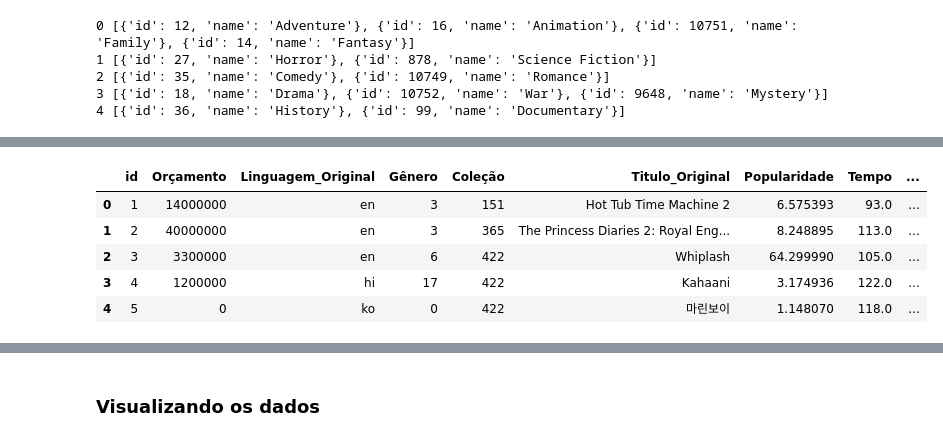
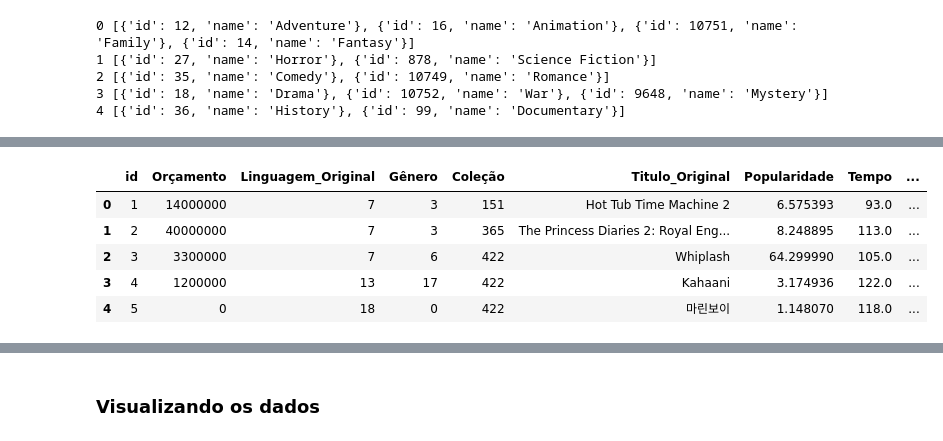
Before and after one commit to wagaojr/TrabalhoFinal-LingProg21.2, a Jupyter notebook: trabalho.ipynb, the cells around one changed output, grey strips where cells are left out. Drawn from its saved outputs; the diff is of its cells as text; code cells hidden in the pictures.

```diff
--- a/trabalho.ipynb
+++ b/trabalho.ipynb
@@ -370,22 +370,25 @@ treino.head()
 # %%
 # Codificando as colunas de Gênero e Produtora tanto no treino quanto no teste
 le = LabelEncoder()
 treino['Gênero']=le.fit_transform(treino['Gênero'])
 treino['Produtora']=le.fit_transform(treino['Produtora'])
 treino['Coleção']=le.fit_transform(treino['Coleção'])
+treino['Linguagem_Original']=le.fit_transform(treino['Linguagem_Original'])
 
 teste['Gênero']=le.fit_transform(teste['Gênero'])
 teste['Produtora']=le.fit_transform(teste['Produtora'])
 teste['Coleção']=le.fit_transform(teste['Coleção'])
+teste['Linguagem_Original']=le.fit_transform(teste['Linguagem_Original'])
+
 
 treino.head()
 # %% [output]
 |  | id | Orçamento | Linguagem_Original | Gênero | Coleção | Titulo_Original | Popularidade | Tempo | ... |
-| 0 | 1 | 14000000 | en | 3 | 151 | Hot Tub Time Machine 2 | 6.575393 | 93.0 | ... |
-| 1 | 2 | 40000000 | en | 3 | 365 | The Princess Diaries 2: Royal Eng... | 8.248895 | 113.0 | ... |
-| 2 | 3 | 3300000 | en | 6 | 422 | Whiplash | 64.299990 | 105.0 | ... |
-| 3 | 4 | 1200000 | hi | 17 | 422 | Kahaani | 3.174936 | 122.0 | ... |
-| 4 | 5 | 0 | ko | 0 | 422 | 마린보이 | 1.148070 | 118.0 | ... |
+| 0 | 1 | 14000000 | 7 | 3 | 151 | Hot Tub Time Machine 2 | 6.575393 | 93.0 | ... |
+| 1 | 2 | 40000000 | 7 | 3 | 365 | The Princess Diaries 2: Royal Eng... | 8.248895 | 113.0 | ... |
+| 2 | 3 | 3300000 | 7 | 6 | 422 | Whiplash | 64.299990 | 105.0 | ... |
+| 3 | 4 | 1200000 | 13 | 17 | 422 | Kahaani | 3.174936 | 122.0 | ... |
+| 4 | 5 | 0 | 18 | 0 | 422 | 마린보이 | 1.148070 | 118.0 | ... |
 # %%
 teste.head()
 # %% [output]
```
Also changed, not shown: parts of 15 cells of this notebook, 1 other file.
